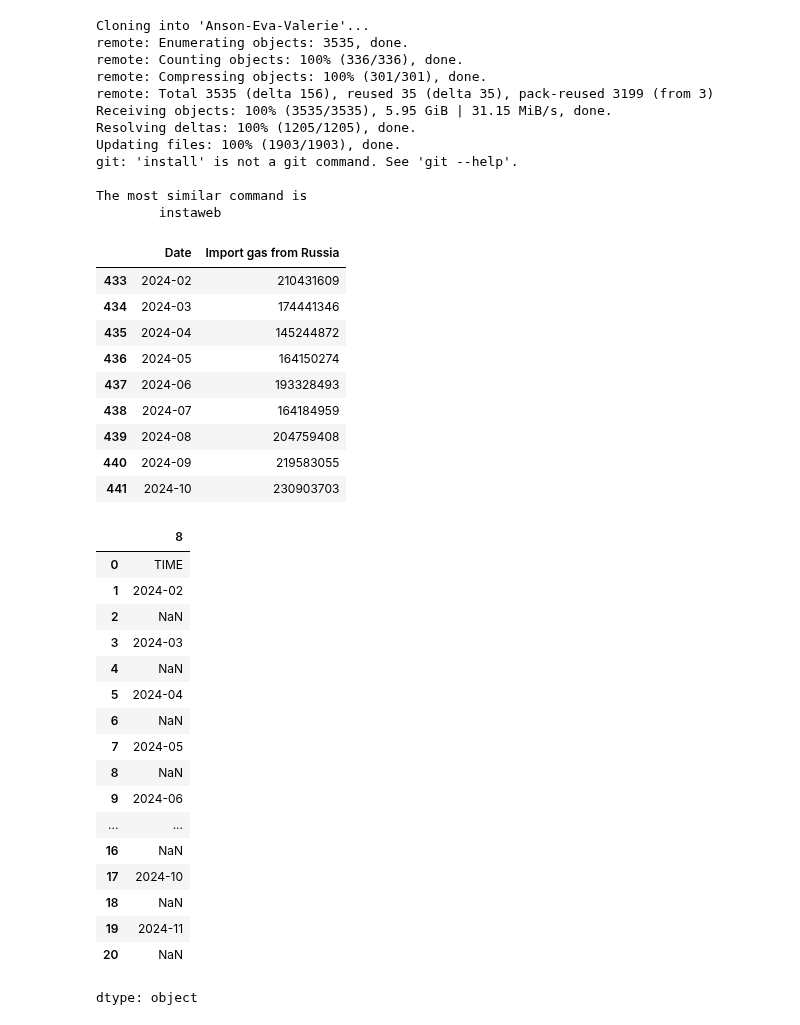
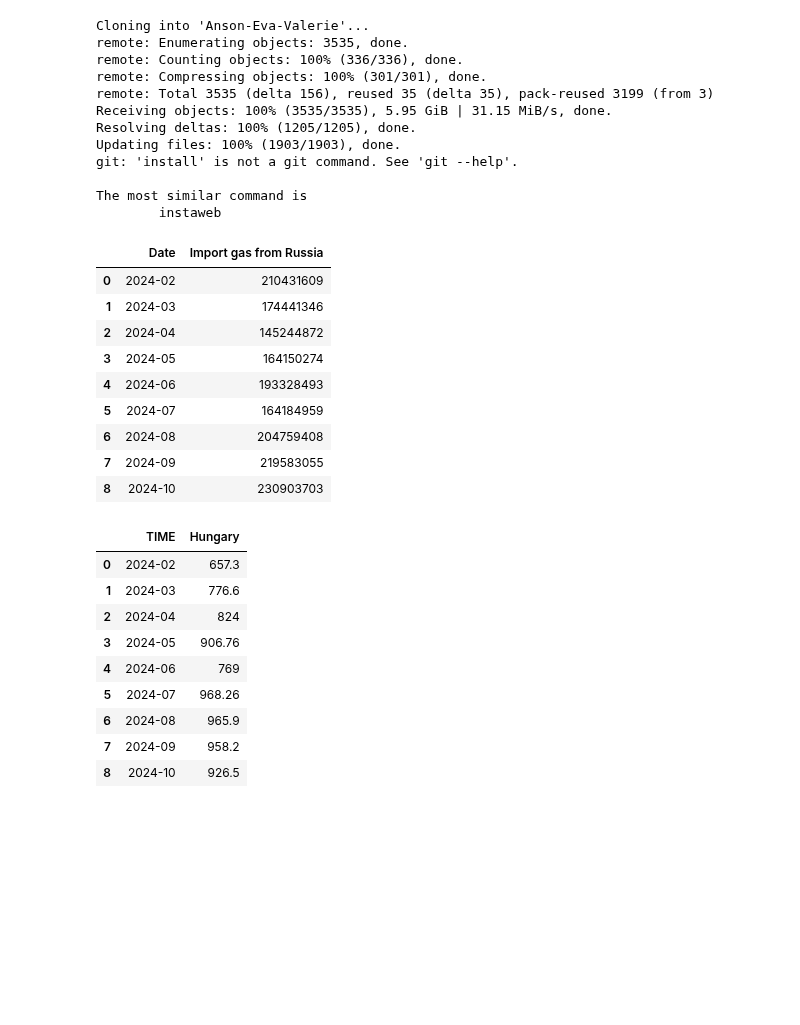
Before and after one commit to Anson422/Anson-Eva-Valerie, a Jupyter notebook: Stacked Bar Chart/EU_import_RU_gas.ipynb, the cells around one changed output. Saved outputs shown, nothing was run; the diff lists cells and outputs as text; code cells hidden in the pictures; blank space fills up the shorter version.

```diff
--- a/Stacked Bar Chart/EU_import_RU_gas.ipynb
+++ b/Stacked Bar Chart/EU_import_RU_gas.ipynb
@@ -36,47 +36,44 @@ Total_value = pd.read_excel("/content/Anson-Eva-Valerie/Stacked Bar Chart/data/n
 #Hungary RU import
 H_values = Hungary.loc[20]
 H_date = Hungary.loc[8]
-Hungary_data = pd.concat([H_date, H_values], axis=1)
-Hungary_data = Hungary_data.rename(columns=Hungary_data.iloc[0]).drop(Hungary_data.index[0])
-Hungary_data = Hungary_data.iloc[1:]
-Hungary_data = Hungary_data.rename(columns={'Russian Federation (Russia)': 'Import gas from Russia', 'TIME': 'Date'})
-Hungary_data.index = range(len(Hungary_data.index))
-Hungary_data = Hungary_data.loc[433:441]
-Hungary_data
+Hungary_RUdata = pd.concat([H_date, H_values], axis=1)
+Hungary_RUdata = Hungary_RUdata.rename(columns=Hungary_RUdata.iloc[0]).drop(Hungary_RUdata.index[0])
+Hungary_RUdata = Hungary_RUdata.iloc[1:]
+Hungary_RUdata = Hungary_RUdata.rename(columns={'Russian Federation (Russia)': 'Import gas from Russia', 'TIME': 'Date'})
+Hungary_RUdata.index = range(len(Hungary_RUdata.index))
+Hungary_RUdata = Hungary_RUdata.loc[433:441]
+Hungary_RUdata.index = range(len(Hungary_RUdata.index))
+Hungary_RUdata
 # %% [output]
 |  | Date | Import gas from Russia |
-| 433 | 2024-02 | 210431609 |
-| 434 | 2024-03 | 174441346 |
-| 435 | 2024-04 | 145244872 |
-| 436 | 2024-05 | 164150274 |
-| 437 | 2024-06 | 193328493 |
-| 438 | 2024-07 | 164184959 |
-| 439 | 2024-08 | 204759408 |
-| 440 | 2024-09 | 219583055 |
-| 441 | 2024-10 | 230903703 |
+| 0 | 2024-02 | 210431609 |
+| 1 | 2024-03 | 174441346 |
+| 2 | 2024-04 | 145244872 |
+| 3 | 2024-05 | 164150274 |
+| 4 | 2024-06 | 193328493 |
+| 5 | 2024-07 | 164184959 |
+| 6 | 2024-08 | 204759408 |
+| 7 | 2024-09 | 219583055 |
+| 8 | 2024-10 | 230903703 |
 # %%
+#Total value for Hungary
 Total_value.columns = range(len(Total_value.columns))
 H_total_values = Total_value.loc[27]
 H_total_dates = Total_value.loc[8]
 H_total_data = pd.concat([H_total_dates, H_total_values], axis=1)
-
-H_total_dates
+H_total_data.columns = H_total_data.iloc[0]
+H_total_data = H_total_data[1:]
+H_total_data = H_total_data.iloc[:17:2]
+H_total_data.index = range(len(H_total_data.index))
+H_total_data
 # %% [output]
-|  | 8 |
-| 0 | TIME |
-| 1 | 2024-02 |
-| 2 | NaN |
-| 3 | 2024-03 |
-| 4 | NaN |
-| 5 | 2024-04 |
-| 6 | NaN |
-| 7 | 2024-05 |
-| 8 | NaN |
-| 9 | 2024-06 |
-| ... | ... |
-| 16 | NaN |
-| 17 | 2024-10 |
-| 18 | NaN |
-| 19 | 2024-11 |
-| 20 | NaN |
+|  | TIME | Hungary |
+| 0 | 2024-02 | 657.3 |
+| 1 | 2024-03 | 776.6 |
+| 2 | 2024-04 | 824 |
+| 3 | 2024-05 | 906.76 |
+| 4 | 2024-06 | 769 |
+| 5 | 2024-07 | 968.26 |
+| 6 | 2024-08 | 965.9 |
+| 7 | 2024-09 | 958.2 |
+| 8 | 2024-10 | 926.5 |
-dtype: object
```
Also changed, not shown: parts of 5 cells of this notebook.
